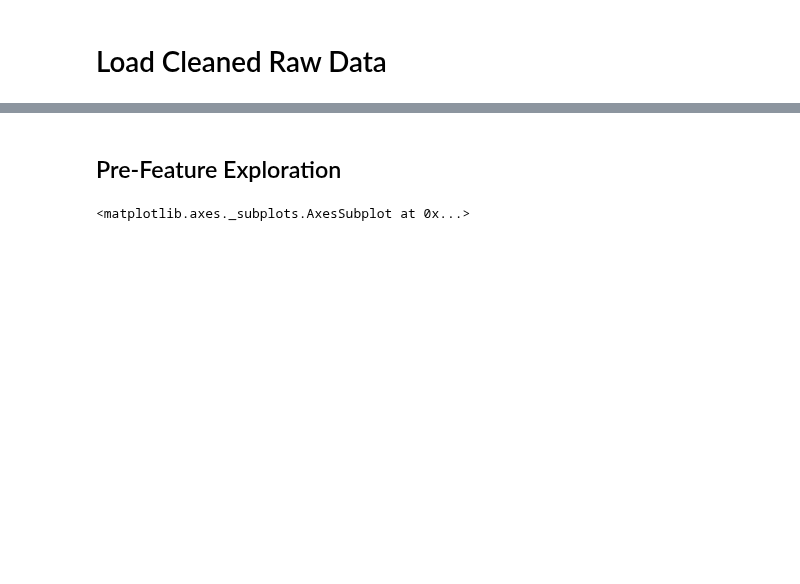
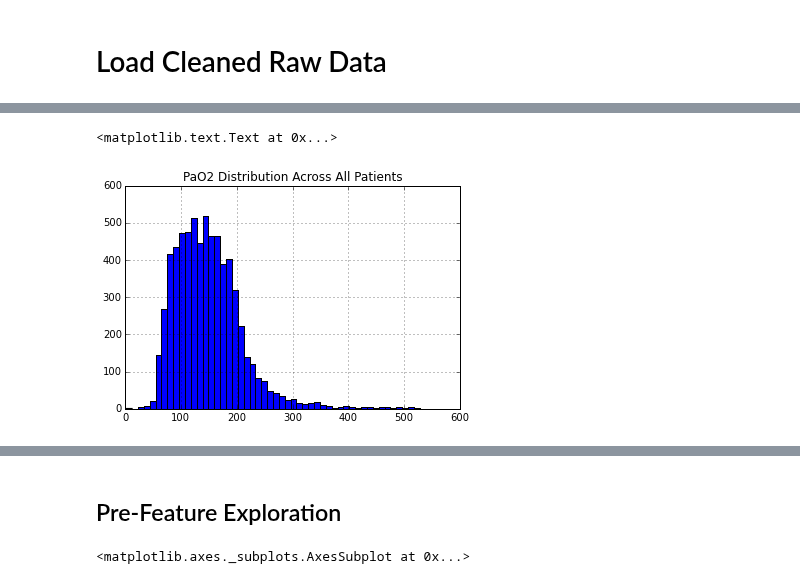
Before and after one commit to eric-czech/portfolio, a Jupyter notebook: demonstrative/python/notebooks/pbto2/1_data_features.ipynb, the cells around one changed output, grey strips where cells are left out. Drawn from its saved outputs; the diff is of its cells as text; code cells hidden in the pictures; blank space fills up the shorter version.

```diff
--- a/demonstrative/python/notebooks/pbto2/1_data_features.ipynb
+++ b/demonstrative/python/notebooks/pbto2/1_data_features.ipynb
@@ -28,0 +30,6 @@ memory usage: 8.5 MB
+# %%
+ax = d_exp['pao2'].hist(bins=50)
+ax.set_title('PaO2 Distribution Across All Patients')
+# %% [output]
+<matplotlib.text.Text at 0x...>
+[figure, added]
```
Also changed, not shown: parts of 5 cells of this notebook, 25 other files.
